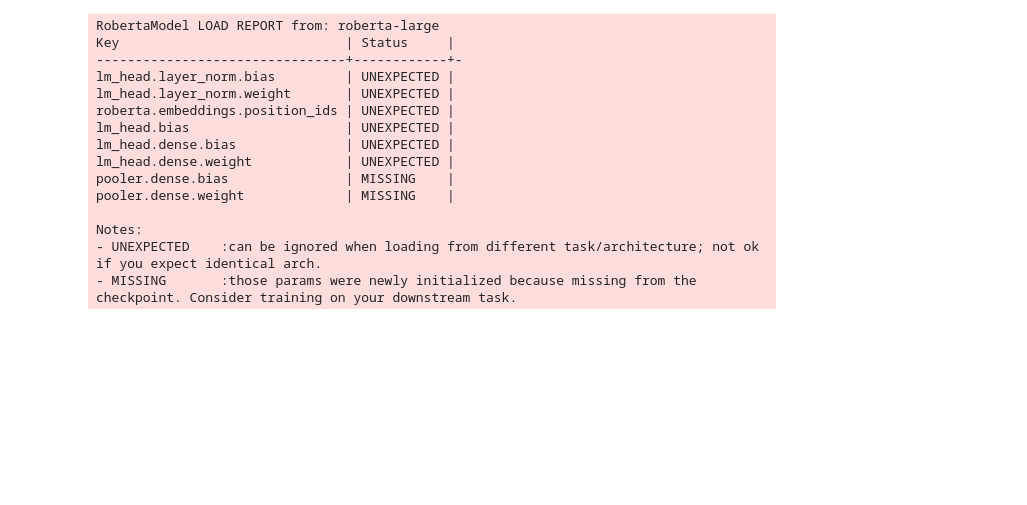
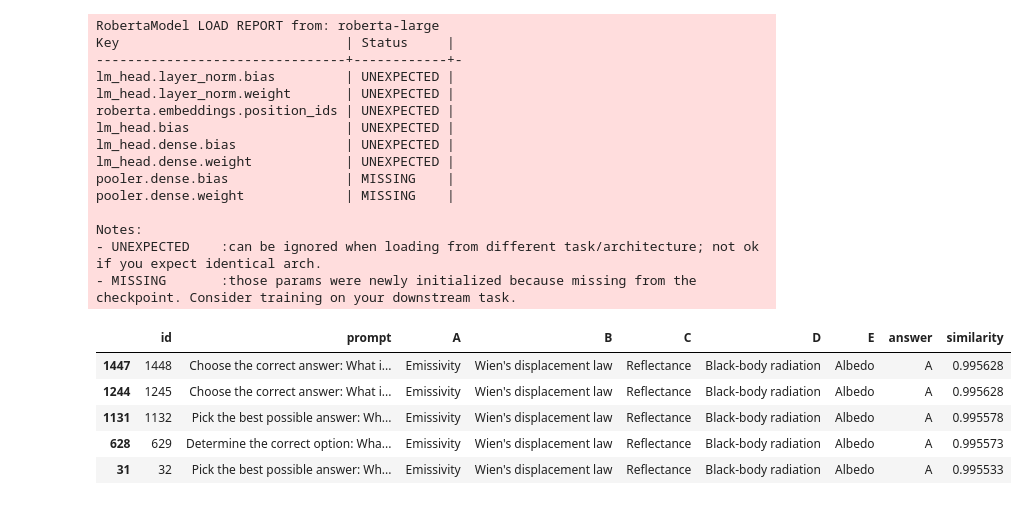
Before and after one commit to 23f3001359/dl-genai-project-26-t2, a Jupyter notebook: notebooks/final_notebook.ipynb, the cells around one changed output. Cells and saved outputs as stored; diff of their text form; code cells hidden in the pictures; blank space fills up the shorter version.

Commit message:
i dont know what to say

```diff
--- a/notebooks/final_notebook.ipynb
+++ b/notebooks/final_notebook.ipynb
@@ -658,7 +658,7 @@ def embed(texts,batch_size=16):
     for i in range(0,len(texts),batch_size):
         batch = texts[i:i+16]
         enc = tokenizer(batch, truncation=True, padding=True,
-                       max_length=128, return_tensors='pt').to_device(device)
+                       max_length=128, return_tensors='pt').to(device)
         with torch.no_grad():
             out = model(**enc)
         mask = enc["attention_mask"].unsqueeze(-1)
@@ -672,3 +672,22 @@ doc_embeddings = embed(docs)
 
 index = faiss.IndexFlatIP(doc_embeddings.shape[1])
 index.add(doc_embeddings.astype("float32"))
+
+def retrieve(query, k=5):
+    q_emb = embed([query])
+    scores, idxs = index.search(q_emb.astype("float32"), k)
+    return train.iloc[idxs[0]]
+# %%
+def retrieve(query, k=5):
+    q_emb = embed([query])
+    scores, idxs = index.search(q_emb.astype("float32"), k)
+    return train.iloc[idxs[0]].assign(similarity=scores[0])
+# %%
+retrieve("What are the Navier-Stokes equations?")
+# %% [output]
+|  | id | prompt | A | B | C | D | E | answer | similarity |
+| 1447 | 1448 | Choose the correct answer: What i... | Emissivity | Wien's displacement law | Reflectance | Black-body radiation | Albedo | A | 0.995628 |
+| 1244 | 1245 | Choose the correct answer: What i... | Emissivity | Wien's displacement law | Reflectance | Black-body radiation | Albedo | A | 0.995628 |
+| 1131 | 1132 | Pick the best possible answer: Wh... | Emissivity | Wien's displacement law | Reflectance | Black-body radiation | Albedo | A | 0.995578 |
+| 628 | 629 | Determine the correct option: Wha... | Emissivity | Wien's displacement law | Reflectance | Black-body radiation | Albedo | A | 0.995573 |
+| 31 | 32 | Pick the best possible answer: Wh... | Emissivity | Wien's displacement law | Reflectance | Black-body radiation | Albedo | A | 0.995533 |
```
